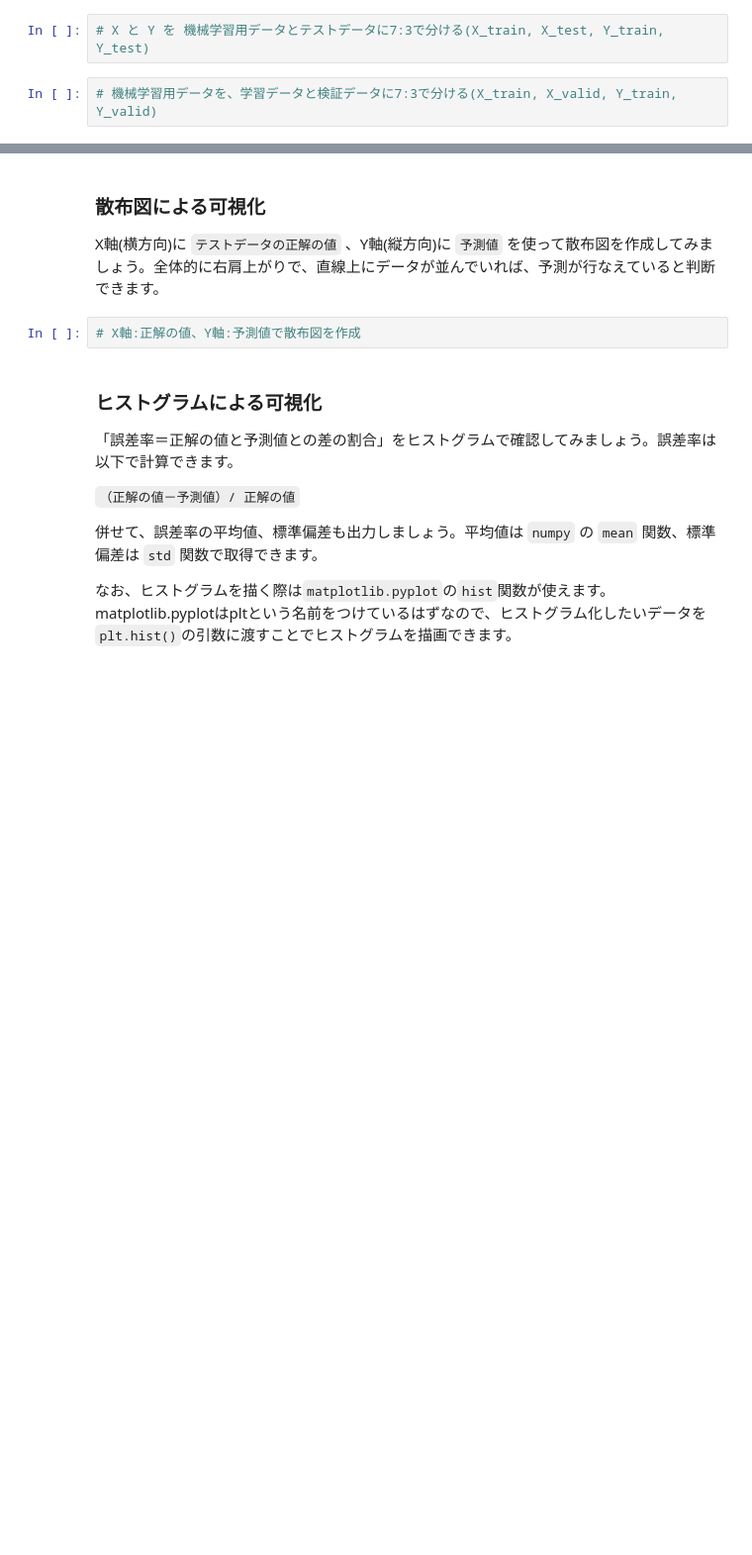
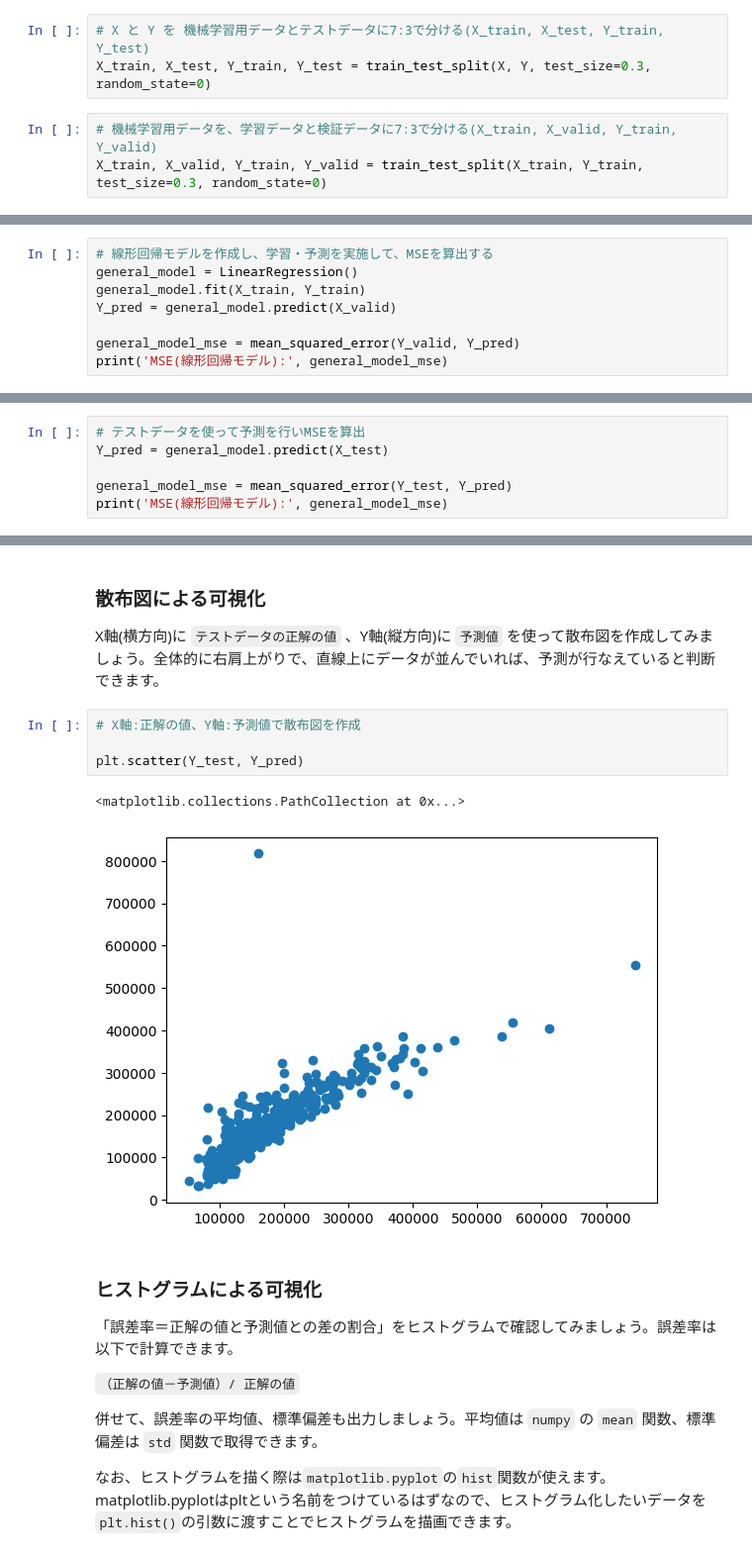
Before and after one commit to yuimaekawa/aidev, a Jupyter notebook: Lesson06_Regression-Model/課題2：住宅価格の回帰モデルの作成.ipynb, the cells around one changed output, grey strips where cells are left out. Shown: that part at 99% size. Saved outputs shown, nothing was run; the diff lists cells and outputs as text; blank space fills up the shorter version.

```diff
--- a/Lesson06_Regression-Model/課題2：住宅価格の回帰モデルの作成.ipynb
+++ b/Lesson06_Regression-Model/課題2：住宅価格の回帰モデルの作成.ipynb
@@ -51,8 +67,10 @@ feature_cols = ['OverallQual', 'area', 'X2ndFlrSF', 'BsmtFinSF1', 'OverallCond']
 この課題では、ホールドアウト法でデータを分割します。
 # %%
 # X と Y を 機械学習用データとテストデータに7:3で分ける(X_train, X_test, Y_train, Y_test)
+X_train, X_test, Y_train, Y_test = train_test_split(X, Y, test_size=0.3, random_state=0)
 # %%
 # 機械学習用データを、学習データと検証データに7:3で分ける(X_train, X_valid, Y_train, Y_valid)
+X_train, X_valid, Y_train, Y_valid = train_test_split(X_train, Y_train, test_size=0.3, random_state=0)
 # %% [markdown]
 ## 5. モデルの作成から評価まで
 
@@ -69,0 +82,8 @@ feature_cols = ['OverallQual', 'area', 'X2ndFlrSF', 'BsmtFinSF1', 'OverallCond']
+# %%
+# 線形回帰モデルを作成し、学習・予測を実施して、MSEを算出する
+general_model = LinearRegression()
+general_model.fit(X_train, Y_train)
+Y_pred = general_model.predict(X_valid)
+
+general_model_mse = mean_squared_error(Y_valid, Y_pred)
+print('MSE(線形回帰モデル):', general_model_mse)
@@ -75,0 +116,6 @@ feature_cols = ['OverallQual', 'area', 'X2ndFlrSF', 'BsmtFinSF1', 'OverallCond']
+# %%
+# テストデータを使って予測を行いMSEを算出
+Y_pred = general_model.predict(X_test)
+
+general_model_mse = mean_squared_error(Y_test, Y_pred)
+print('MSE(線形回帰モデル):', general_model_mse)
@@ -83,6 +131,11 @@ feature_cols = ['OverallQual', 'area', 'X2ndFlrSF', 'BsmtFinSF1', 'OverallCond']
 X軸(横方向)に `テストデータの正解の値` 、Y軸(縦方向)に `予測値` を使って散布図を作成してみましょう。全体的に右肩上がりで、直線上にデータが並んでいれば、予測が行なえていると判断できます。
 # %%
 # X軸:正解の値、Y軸:予測値で散布図を作成
+
+plt.scatter(Y_test, Y_pred)
+# %% [output]
+<matplotlib.collections.PathCollection at 0x...>
+[figure, added]
 # %% [markdown]
 ### ヒストグラムによる可視化
 
```
Also changed, not shown: parts of 14 cells of this notebook.
